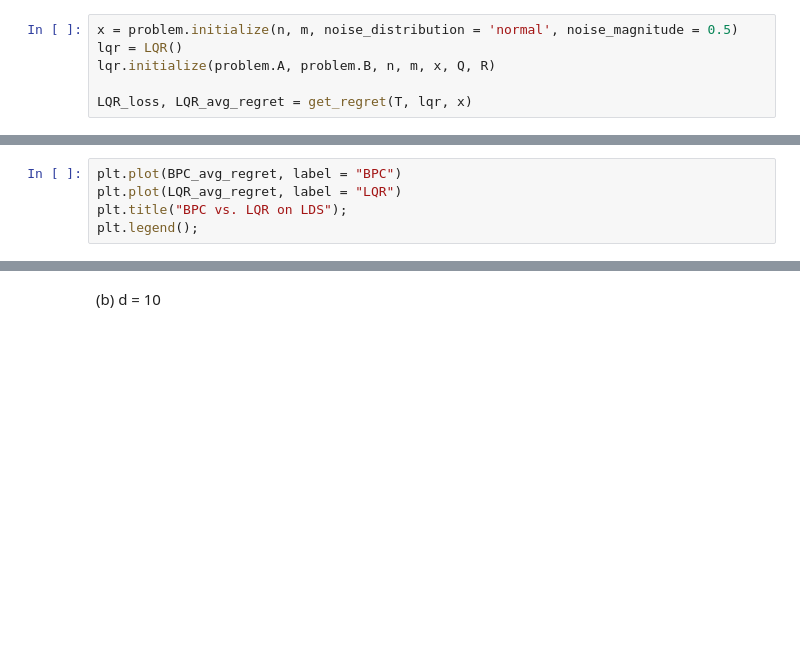
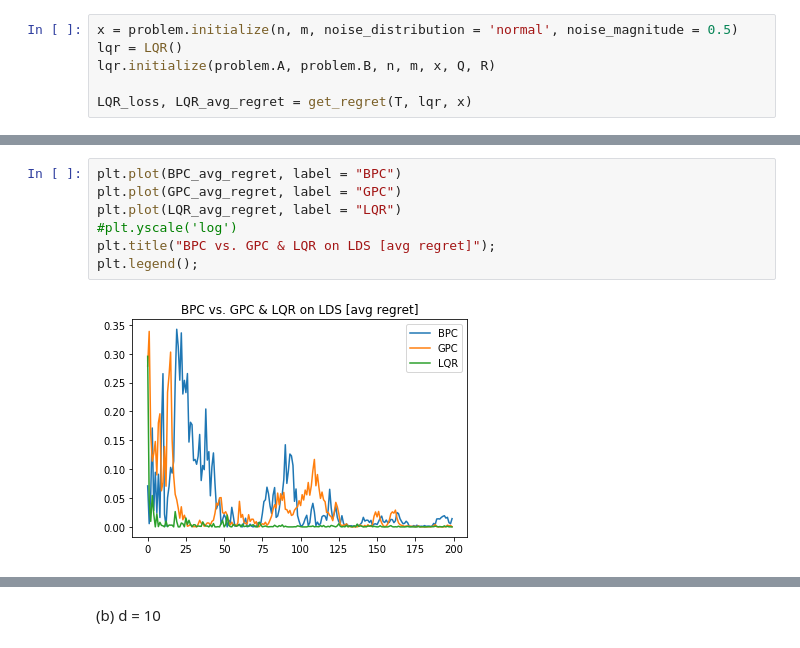
Before and after one commit to MinRegret/TigerControl, a Jupyter notebook: in-progress/Experiments.ipynb, the cells around one changed output, grey strips where cells are left out. Drawn from its saved outputs; the diff is of its cells as text; blank space fills up the shorter version.

```diff
--- a/in-progress/Experiments.ipynb
+++ b/in-progress/Experiments.ipynb
@@ -79,5 +87,9 @@ LQR_loss, LQR_avg_regret = get_regret(T, lqr, x)
 # %%
 plt.plot(BPC_avg_regret, label = "BPC")
+plt.plot(GPC_avg_regret, label = "GPC")
 plt.plot(LQR_avg_regret, label = "LQR")
-plt.title("BPC vs. LQR on LDS");
+#plt.yscale('log')
+plt.title("BPC vs. GPC & LQR on LDS [avg regret]");
 plt.legend();
+# %% [output]
+[figure, added]
```
Also changed, not shown: parts of 18 cells of this notebook.
